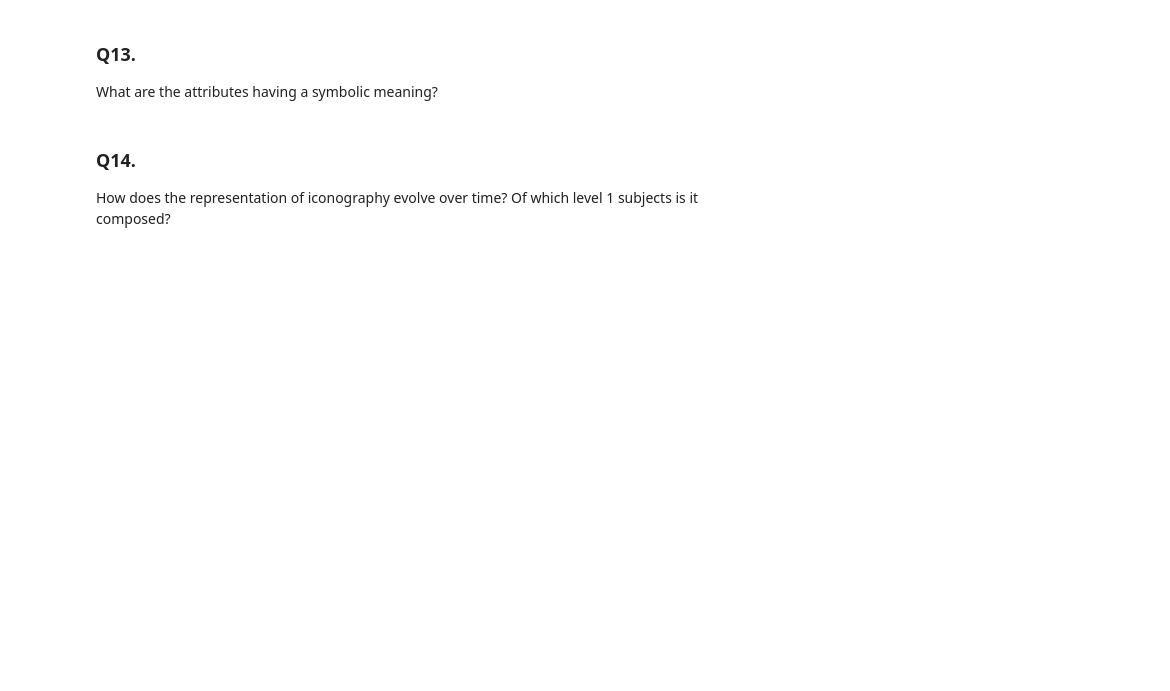
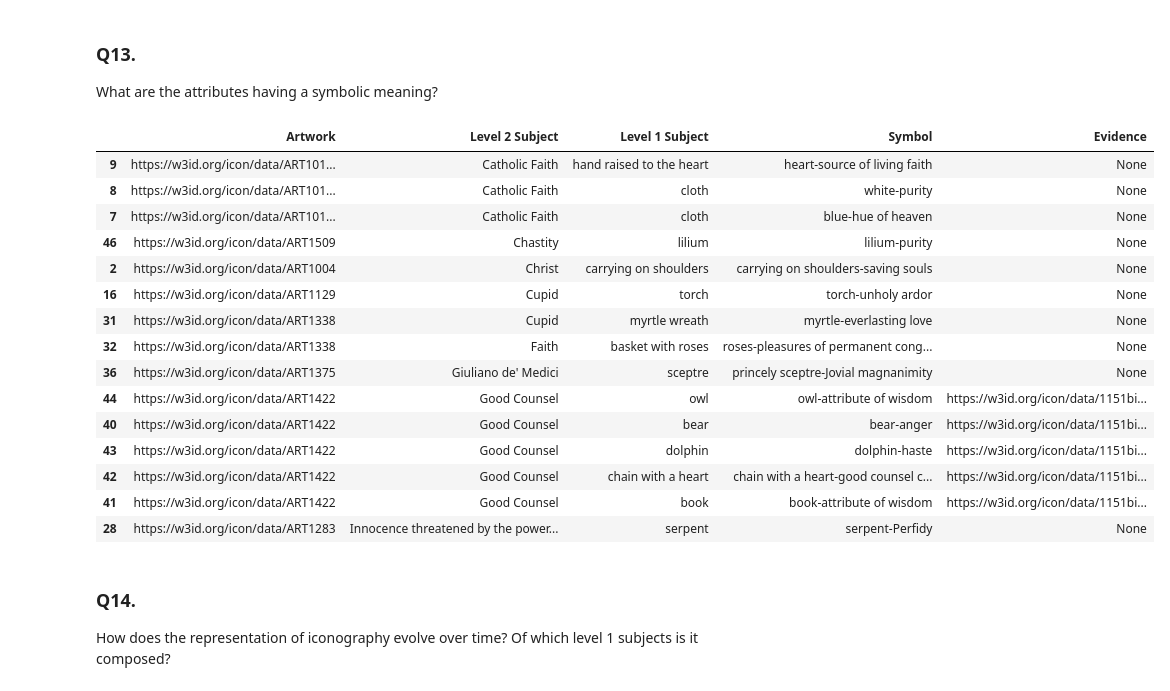
Before and after one commit to SofiBar/IconologyDataset, a Jupyter notebook: analysis/research_questions.ipynb, the cells around one changed output. Drawn from its saved outputs; the diff is of its cells as text; code cells hidden in the pictures; blank space fills up the shorter version.

```diff
--- a/analysis/research_questions.ipynb
+++ b/analysis/research_questions.ipynb
@@ -431,7 +431,7 @@ PREFIX crm: <http://www.cidoc-crm.org/cidoc-crm/>
 PREFIX cito: <http://purl.org/spar/cito/>
 
 
-SELECT DISTINCT ?style ?phenomenon ?artwork ?artwork2 WHERE {
+SELECT DISTINCT ?phenomenon ?artwork ?artwork2 WHERE {
 ?style crm:P2_has_type <http://vocab.getty.edu/aat/300015646>.
 ?artwork a icon:Artwork;
     crm:P2_has_type ?style.
@@ -440,19 +440,21 @@ SELECT DISTINCT ?style ?phenomenon ?artwork ?artwork2 WHERE {
 ?meaning icon:recognizedCulturalPhenomenon ?phenomenon.
 
 ?artwork2 a icon:Artwork;
-    crm:P2_has_type ?style.
+    crm:P2_has_type ?style2.
+?style2 crm:P2_has_type <http://vocab.getty.edu/aat/300015646>.
 ?rec2 icon:aboutWorkOfArt ?artwork2;
     icon:recognizedIntrinsicMeaning ?meaning2.
 ?meaning2 icon:recognizedCulturalPhenomenon ?phenomenon.
 
 FILTER (?artwork != ?artwork2)
+FILTER (?style != ?style2)
 } """
 
 res_style_cf = sparql_query_setting(q_style_cf, icon_sparql)
 for b in res_style_cf['results']['bindings']:
-        style = b["style"]["value"]
+      #  style = b["style"]["value"]
         phenomenon = b["phenomenon"]["value"]
         art1 = b["artwork"]["value"]
         art2 = b["artwork2"]["value"]
-        print(style, phenomenon, art1, art2)
+        print(phenomenon, art1, art2)
 # %% [output]
@@ -773,6 +870,85 @@ Which are the representational variations of iconography? I.e. what are the sets
 # %% [markdown]
 ### Q13.
 What are the attributes having a symbolic meaning?
+# %%
+attr_mean_list = []
+
+q_attr_mean = """
+PREFIX d: <https://w3id.org/icon/data/>
+PREFIX icon: <https://w3id.org/icon/ontology/>
+PREFIX sim: <https://w3id.org/simulation/ontology/>
+PREFIX dul: <http://www.ontologydesignpatterns.org/ont/dul/DUL.owl#>
+PREFIX crm: <http://www.cidoc-crm.org/cidoc-crm/>
+PREFIX cito: <http://purl.org/spar/cito/>
+
+SELECT DISTINCT ?artwork ?lev2Label ?lev1Label ?simLabel ?evidence ?evidenceLabel WHERE {
+VALUES ?rel {icon:hasCharacter icon:hasEvent icon:hasNamedObject icon:hasPlace icon:hasPersonification crm:P138_represents}
+?icrec icon:recognizedImage ?img;
+    icon:aboutWorkOfArt ?artwork;
+    icon:refersToArtisticMotif ?comp.
+?icrec2 icon:recognizedImage ?img2;
+    icon:aboutWorkOfArt ?artwork;
+    icon:refersToArtisticMotif ?am.
+?img ?rel ?lev2.
+?lev2 rdfs:label ?lev2Label.
+
+?img2 icon:hasSymbol ?simulation.
+?simulation rdfs:label ?simLabel.
+?comp icon:hasPart ?am.
+?am a icon:ArtisticMotif;
+    icon:hasFactualMeaning | icon:hasExpressionalMeaning | crm:P138_represents ?lev1 .
+
+?lev1 rdfs:label ?lev1Label.
+
+FILTER(?img != ?img2)
+FILTER(?icrec != ?icrec2)
+OPTIONAL {?simulation cito:citesAsEvidence ?evidence.}
+OPTIONAL {?simulation cito:citesAsEvidence ?evidence. ?evidence rdfs:label ?evidenceLabel}
+}
+"""
+result_attr_mean = sparql_query_setting(q_attr_mean, icon_sparql)
+for b in result_attr_mean['results']['bindings']:
+    art = (b["artwork"]["value"])
+    subj2 = (b["lev2Label"]["value"])
+    subj1 = (b["lev1Label"]["value"])
+    sim = (b["simLabel"]["value"])
+    if "evidence" in b:
+        evid = (b["evidence"]["value"])
+    else:
+        evid ="None"
+    if "evidenceLabel" in b:
+        evidLabel = (b["evidenceLabel"]["value"])
+    else:
+        evidLabel ="None"
+    attr_mean_list.append([art, subj2, subj1, sim, evid, evidLabel])
+
+        # create a dataframe
+    df_attr_mean = pd.DataFrame(np.array(attr_mean_list),
+        columns=['Artwork', 'Level 2 Subject', 'Level 1 Subject', 'Symbol', 'Evidence', 'EvidenceLabel'])
+df_attr_mean1 = df_attr_mean.groupby(['Level 2 Subject', 'Level 1 Subject', 'Symbol', 'Evidence', 'EvidenceLabel']).agg({'Artwork' : 'sum'}).reset_index()
+df_attr_mean1['Artwork'] =  df_attr_mean1['Artwork'].str.replace("http", " http")
+df_attr_mean1['Artwork'] =  df_attr_mean1['Artwork'].str.replace("https://w3id.org/icon/data/", "")
+
+
+df_no_evid = df_attr_mean.groupby(['Artwork', 'Level 2 Subject', 'Level 1 Subject', 'Symbol']).agg({'Evidence' : 'sum'}).reset_index().sort_values(by='Level 2 Subject')
+df_no_evid.head(15)
+# %% [output]
+|  | Artwork | Level 2 Subject | Level 1 Subject | Symbol | Evidence |
+| 9 | https://w3id.org/icon/data/ART101... | Catholic Faith | hand raised to the heart | heart-source of living faith | None |
+| 8 | https://w3id.org/icon/data/ART101... | Catholic Faith | cloth | white-purity | None |
+| 7 | https://w3id.org/icon/data/ART101... | Catholic Faith | cloth | blue-hue of heaven | None |
+| 46 | https://w3id.org/icon/data/ART1509 | Chastity | lilium | lilium-purity | None |
+| 2 | https://w3id.org/icon/data/ART1004 | Christ | carrying on shoulders | carrying on shoulders-saving souls | None |
+| 16 | https://w3id.org/icon/data/ART1129 | Cupid | torch | torch-unholy ardor | None |
+| 31 | https://w3id.org/icon/data/ART1338 | Cupid | myrtle wreath | myrtle-everlasting love | None |
+| 32 | https://w3id.org/icon/data/ART1338 | Faith | basket with roses | roses-pleasures of permanent cong... | None |
+| 36 | https://w3id.org/icon/data/ART1375 | Giuliano de' Medici | sceptre | princely sceptre-Jovial magnanimity | None |
+| 44 | https://w3id.org/icon/data/ART1422 | Good Counsel | owl | owl-attribute of wisdom | https://w3id.org/icon/data/1151bi... |
+| 40 | https://w3id.org/icon/data/ART1422 | Good Counsel | bear | bear-anger | https://w3id.org/icon/data/1151bi... |
+| 43 | https://w3id.org/icon/data/ART1422 | Good Counsel | dolphin | dolphin-haste | https://w3id.org/icon/data/1151bi... |
+| 42 | https://w3id.org/icon/data/ART1422 | Good Counsel | chain with a heart | chain with a heart-good counsel c... | https://w3id.org/icon/data/1151bi... |
+| 41 | https://w3id.org/icon/data/ART1422 | Good Counsel | book | book-attribute of wisdom | https://w3id.org/icon/data/1151bi... |
+| 28 | https://w3id.org/icon/data/ART1283 | Innocence threatened by the power... | serpent | serpent-Perfidy | None |
 # %% [markdown]
 ### Q14.
 How does the representation of iconography evolve over time? Of which level 1 subjects is it composed?
```
Also changed, not shown: parts of 9 cells of this notebook.
